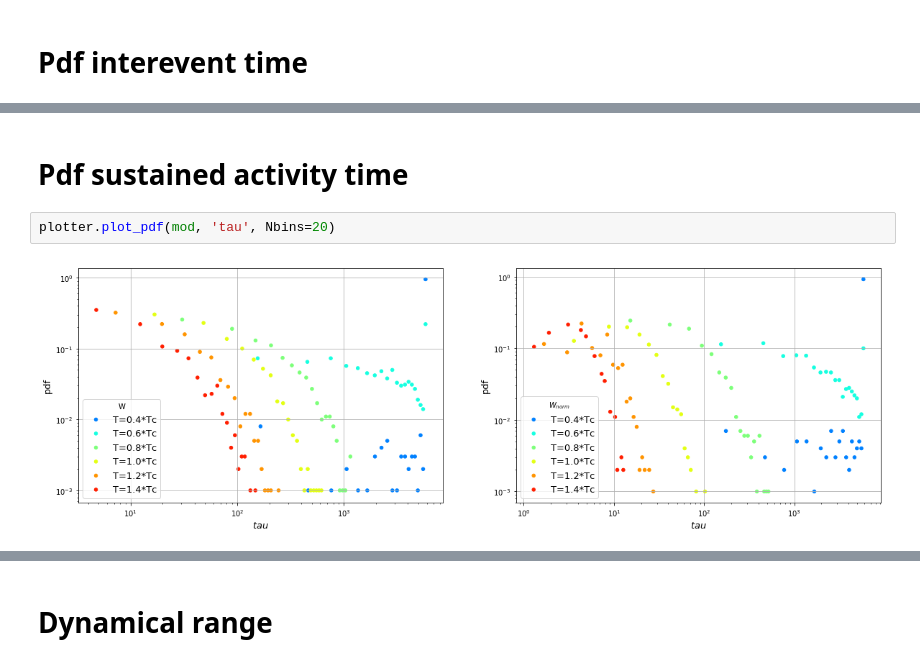
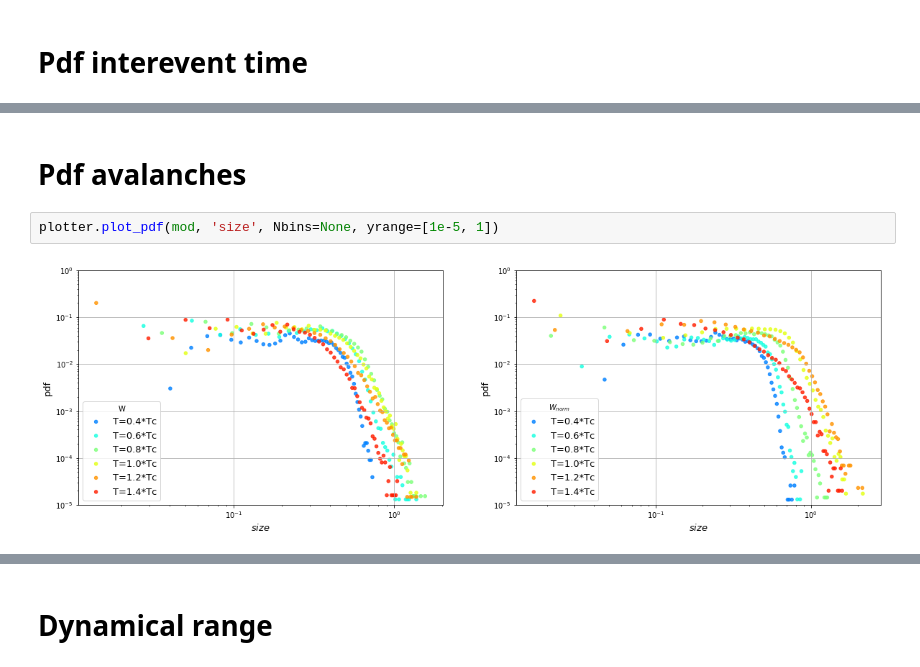
Before and after one commit to gbarzon/HTC_Mesoscopic_Brain, a Jupyter notebook: HTC_results_1.ipynb, the cells around one changed output, grey strips where cells are left out. Cells and saved outputs as stored; diff of their text form.

```diff
--- a/HTC_results_1.ipynb
+++ b/HTC_results_1.ipynb
@@ -52,6 +48,6 @@ plotter.plot_pdf(mod, 'ev')
 # %% [markdown]
-# Pdf sustained activity time
+# Pdf avalanches
 # %%
-plotter.plot_pdf(mod, 'tau', Nbins=20)
+plotter.plot_pdf(mod, 'size', Nbins=None, yrange=[1e-5, 1])
 # %% [output]
-[figure, old version]
+[figure, new version]
```
Also changed, not shown: parts of 10 cells of this notebook, 13 other files.
